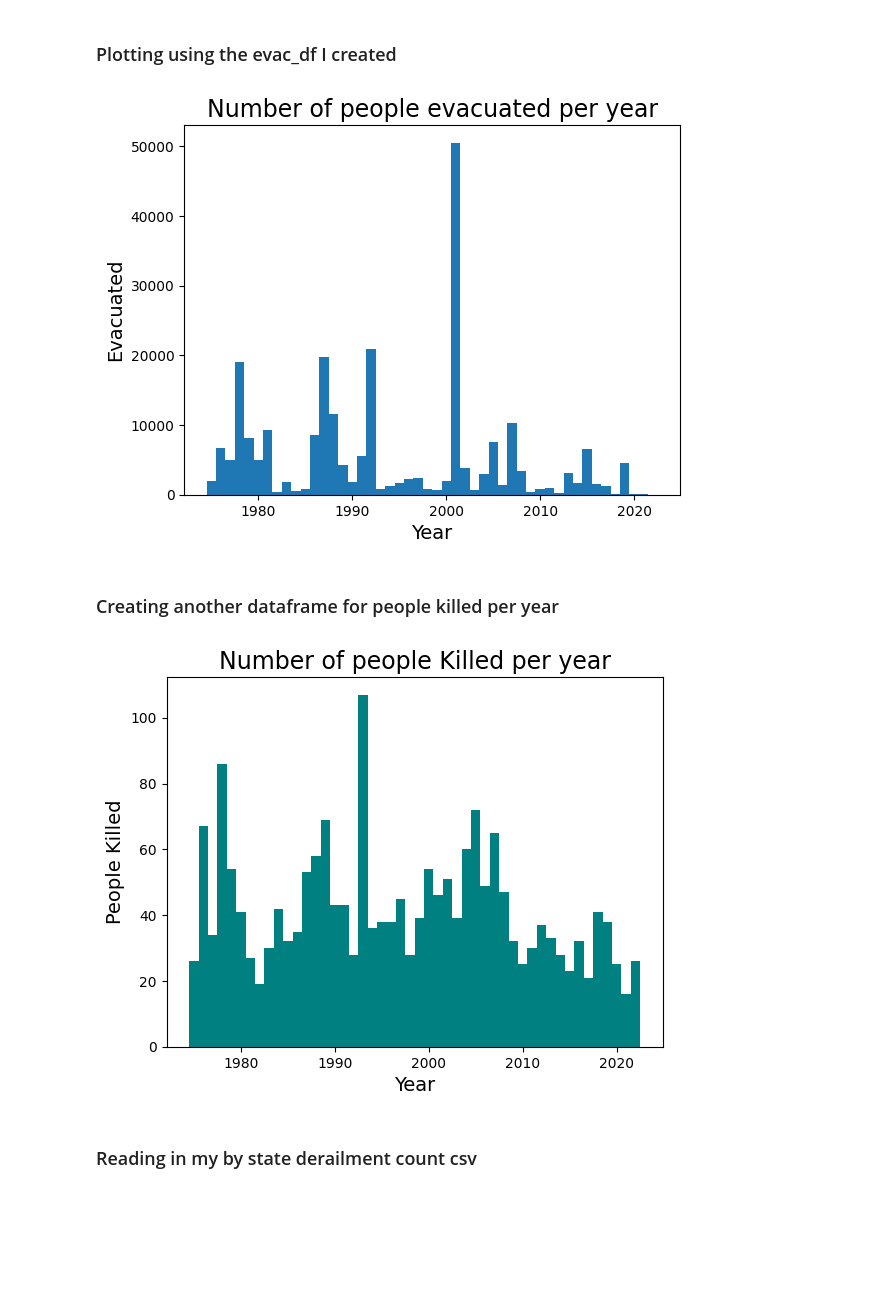
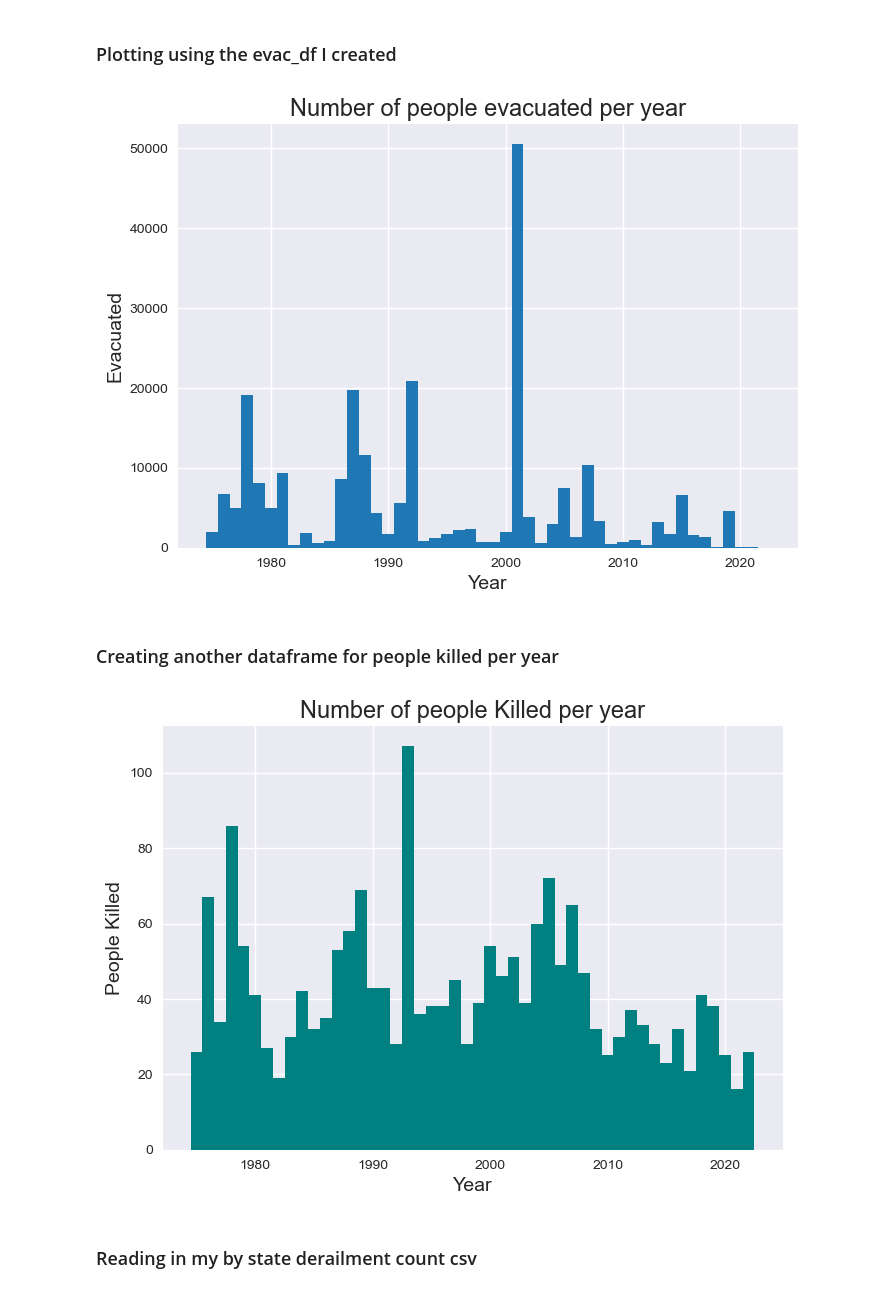
Before and after one commit to Charles-McNay/Rail_Incident_Analysis, a Jupyter notebook: Railroad_Project.ipynb, the cells around one changed output. Saved outputs shown, nothing was run; the diff lists cells and outputs as text; code cells hidden in the pictures; blank space fills up the shorter version.

```diff
--- a/Railroad_Project.ipynb
+++ b/Railroad_Project.ipynb
@@ -283,16 +303,15 @@ evac_df = evac_year.reset_index()
 # %% [markdown]
 ### Plotting using the evac_df I created
 # %%
-colors = ['green','blue','purple','brown','teal', 'tab:blue', 'tab:olive']
 plt.bar(evac_df['Date'], evac_df['Evacuated'], color='tab:blue', width=1)
-plt.style.use('seaborn-v0_8-muted')
+plt.style.use('seaborn')
 plt.title('Number of people evacuated per year', fontsize=17)
 plt.xlabel('Year', fontsize=14)
 plt.ylabel('Evacuated', fontsize=14)
 
 plt.show()
 # %% [output]
-[figure, old version]
+[figure, new version]
 # %% [markdown]
 ### Creating another dataframe for people killed per year
 # %%
@@ -301,14 +320,14 @@ rrgb = df.groupby(df.Date.dt.year)['Killed'].sum()
 killed_df = rrgb.reset_index()
 # %%
 plt.bar(killed_df['Date'], killed_df['Killed'], color='teal', width=1)
-plt.style.use('seaborn-v0_8-muted')
+plt.style.use('seaborn')
 plt.title('Number of people Killed per year', fontsize=17)
 plt.xlabel('Year', fontsize=14)
 plt.ylabel('People Killed', fontsize=14)
 
 plt.show()
 # %% [output]
-[figure, old version]
+[figure, new version]
 # %% [markdown]
 ### Reading in my by state derailment count csv
 # %%
```
Also changed, not shown: parts of 3 cells of this notebook.
